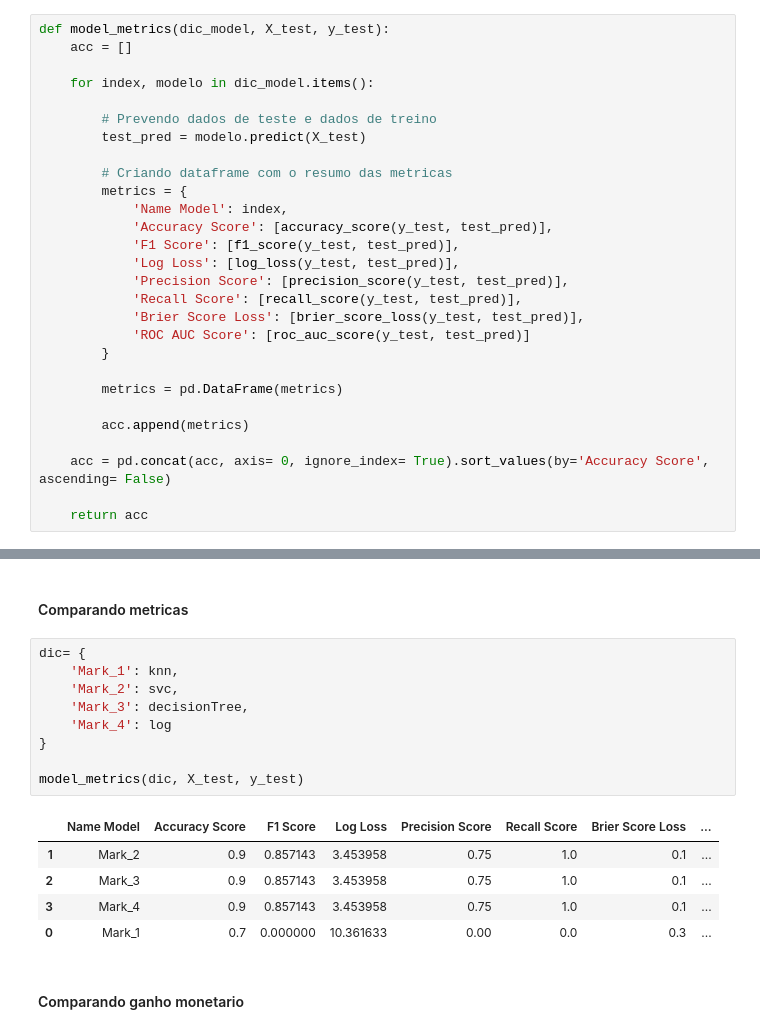
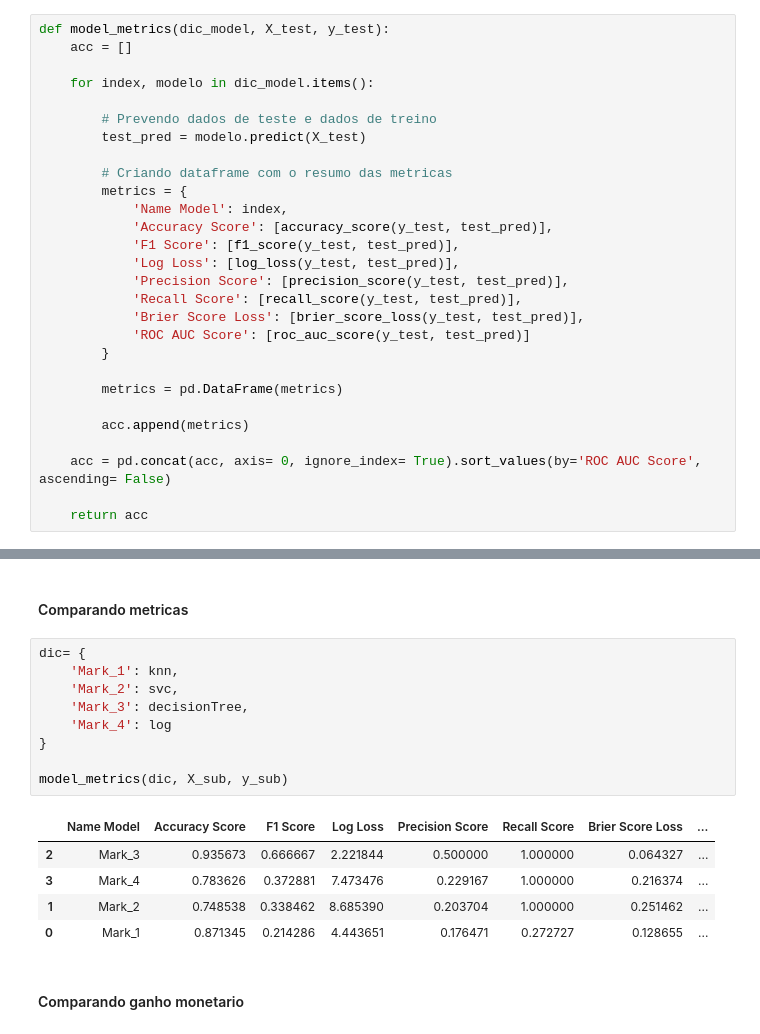
Before and after one commit to RaphelMar/Amazon-Seller---Order-Status-Prediction, a Jupyter notebook: Notebook/Amazon Seller.ipynb, the cells around one changed output, grey strips where cells are left out. Saved outputs shown, nothing was run; the diff lists cells and outputs as text.

```diff
--- a/Notebook/Amazon Seller.ipynb
+++ b/Notebook/Amazon Seller.ipynb
@@ -667,7 +667,7 @@ def model_metrics(dic_model, X_test, y_test):
 
         acc.append(metrics)
 
-    acc = pd.concat(acc, axis= 0, ignore_index= True).sort_values(by='Accuracy Score', ascending= False)
+    acc = pd.concat(acc, axis= 0, ignore_index= True).sort_values(by='ROC AUC Score', ascending= False)
 
     return acc
 # %%
@@ -783,18 +787,18 @@ plot_roc_curve(log, X_test, y_test)
 # %%
 dic= {
     'Mark_1': knn,
     'Mark_2': svc,
     'Mark_3': decisionTree,
     'Mark_4': log
 }
 
-model_metrics(dic, X_test, y_test)
+model_metrics(dic, X_sub, y_sub)
 # %% [output]
 |  | Name Model | Accuracy Score | F1 Score | Log Loss | Precision Score | Recall Score | Brier Score Loss | ... |
-| 1 | Mark_2 | 0.9 | 0.857143 | 3.453958 | 0.75 | 1.0 | 0.1 | ... |
-| 2 | Mark_3 | 0.9 | 0.857143 | 3.453958 | 0.75 | 1.0 | 0.1 | ... |
-| 3 | Mark_4 | 0.9 | 0.857143 | 3.453958 | 0.75 | 1.0 | 0.1 | ... |
-| 0 | Mark_1 | 0.7 | 0.000000 | 10.361633 | 0.00 | 0.0 | 0.3 | ... |
+| 2 | Mark_3 | 0.935673 | 0.666667 | 2.221844 | 0.500000 | 1.000000 | 0.064327 | ... |
+| 3 | Mark_4 | 0.783626 | 0.372881 | 7.473476 | 0.229167 | 1.000000 | 0.216374 | ... |
+| 1 | Mark_2 | 0.748538 | 0.338462 | 8.685390 | 0.203704 | 1.000000 | 0.251462 | ... |
+| 0 | Mark_1 | 0.871345 | 0.214286 | 4.443651 | 0.176471 | 0.272727 | 0.128655 | ... |
 # %% [markdown]
 #### Comparando ganho monetario
 # %%
```
Also changed, not shown: parts of 13 cells of this notebook.
